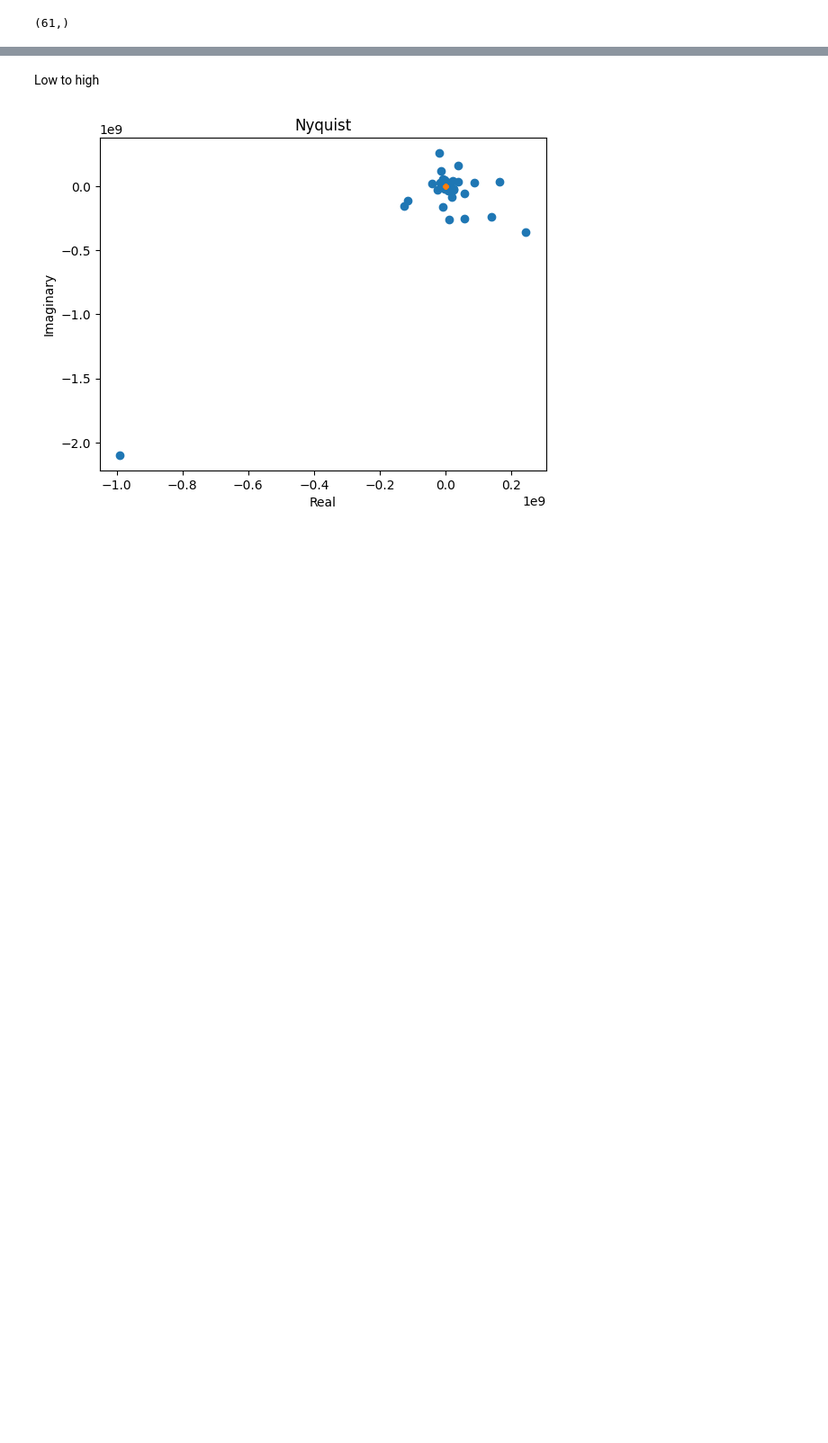
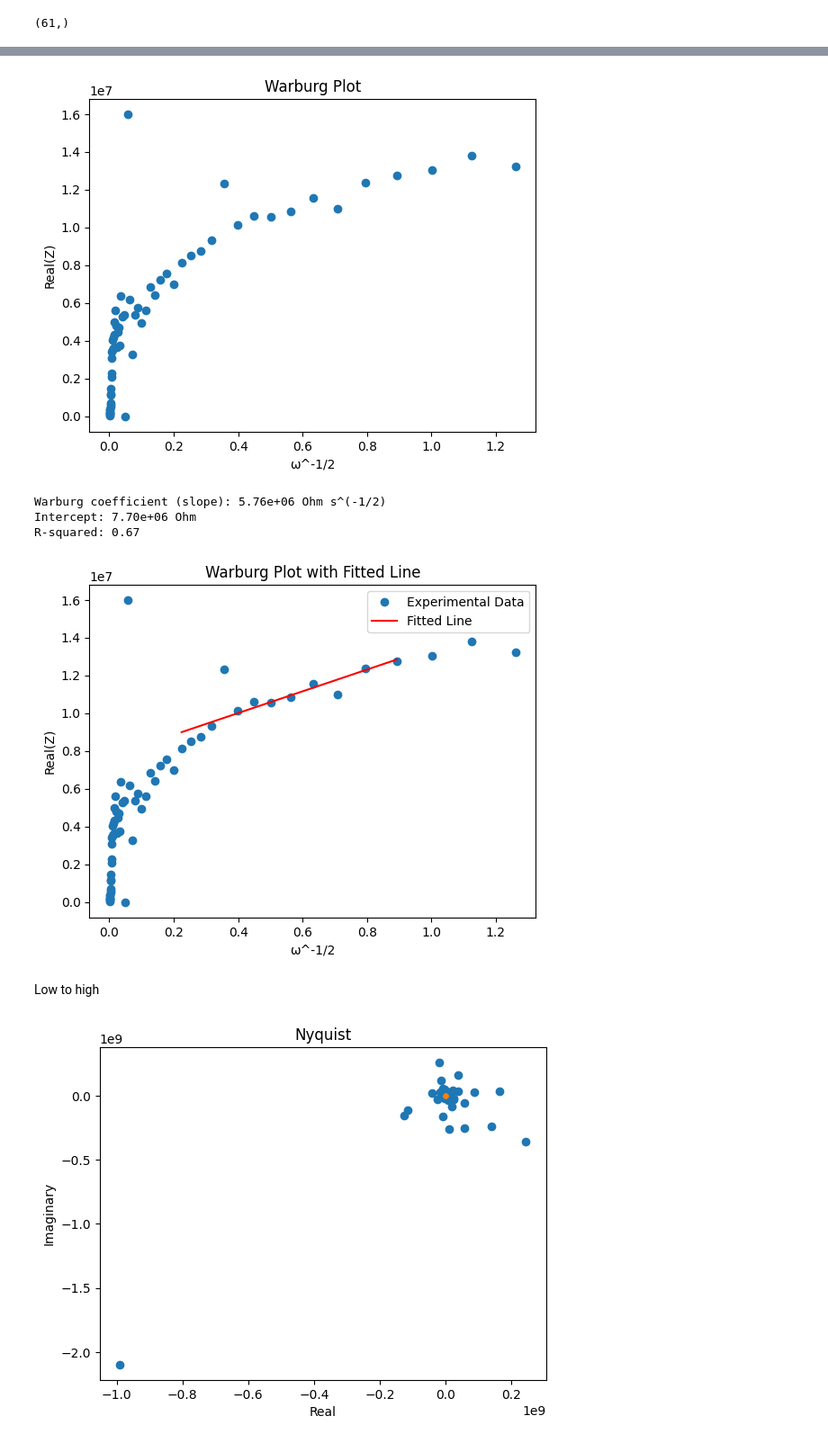
Before and after one commit to beepmo/gator, a Jupyter notebook: data/07-30/litao3_GY1_EIS.ipynb, the cells around one changed output, grey strips where cells are left out. Shown at 90% size. Drawn from its saved outputs; the diff is of its cells as text; code cells hidden in the pictures; blank space fills up the shorter version.

```diff
--- a/data/07-30/litao3_GY1_EIS.ipynb
+++ b/data/07-30/litao3_GY1_EIS.ipynb
@@ -86,3 +132,53 @@ freqs.shape
+# %%
+
+import numpy as np
+import matplotlib.pyplot as plt
+from scipy.stats import linregress
+
+# Read and preprocess the data
+freqs, Z = preprocessing.readZPlot('GY1_htol.z')
+
+# Calculate omega and omega_inv_sqrt
+omega = 2 * np.pi * freqs
+omega_inv_sqrt = omega**(-0.5)
+
+# Extract the real part of the impedance
+Z_real = Z.real
+
+# Plot Z' vs ω^-1/2
+plt.plot(omega_inv_sqrt, Z_real, 'o')
+plt.ylabel('Real(Z)')
+plt.xlabel('ω^-1/2')
+plt.title('Warburg Plot')
+plt.show()
+
+# Select the linear region
+linear_region = (omega_inv_sqrt > 0.2) & (omega_inv_sqrt < 1.0)
+selected_omega_inv_sqrt = omega_inv_sqrt[linear_region]
+selected_Z_real = Z_real[linear_region]
+
+# Fit a line to the selected region of the data
+slope, intercept, r_value, p_value, std_err = linregress(selected_omega_inv_sqrt, selected_Z_real)
+
+# Output the Warburg coefficient and related statistics
+print(f"Warburg coefficient (slope): {slope:.2e} Ohm s^(-1/2)")
+print(f"Intercept: {intercept:.2e} Ohm")
+print(f"R-squared: {r_value**2:.2f}")
+
+# Plot the fitted line on top of the data
+plt.plot(omega_inv_sqrt, Z_real, 'o', label='Experimental Data')
+plt.plot(selected_omega_inv_sqrt, intercept + slope * selected_omega_inv_sqrt, 'r', label='Fitted Line')
+plt.ylabel('Real(Z)')
+plt.xlabel('ω^-1/2')
+plt.title('Warburg Plot with Fitted Line')
+plt.legend()
+plt.show()
+# %% [output]
+[figure, added]
+Warburg coefficient (slope): 5.76e+06 Ohm s^(-1/2)
+Intercept: 7.70e+06 Ohm
+R-squared: 0.67
+[figure, added]
 # %% [markdown]
 Low to high
 # %%
```
Also changed, not shown: parts of 5 cells of this notebook.
